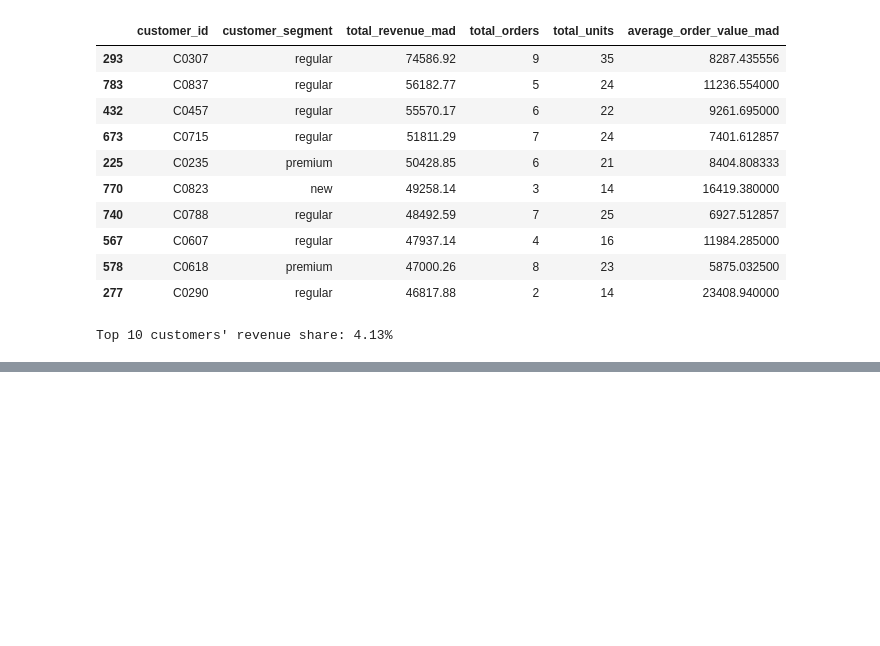
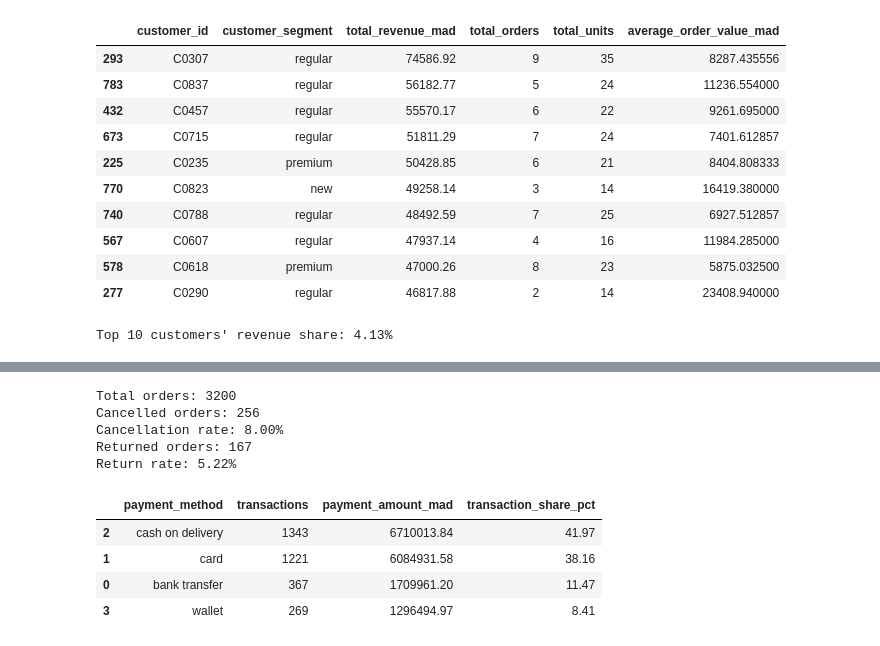
Before and after one commit to aminekabli55/morocco-retail-intelligence, a Jupyter notebook: notebooks/02_exploratory_data_analysis.ipynb, the cells around one changed output, grey strips where cells are left out. Saved outputs shown, nothing was run; the diff lists cells and outputs as text; code cells hidden in the pictures; blank space fills up the shorter version.

```diff
--- a/notebooks/02_exploratory_data_analysis.ipynb
+++ b/notebooks/02_exploratory_data_analysis.ipynb
@@ -583,0 +612,59 @@ Top 10 customers' revenue share: 4.13%
+# %%
+total_orders = orders["order_id"].nunique()
+
+cancelled_orders = orders.loc[
+    orders["order_status"].eq("cancelled"),
+    "order_id",
+].nunique()
+
+returned_orders = orders.loc[
+    orders["order_status"].eq("returned"),
+    "order_id",
+].nunique()
+
+cancellation_rate = (
+    cancelled_orders / total_orders * 100
+    if total_orders else 0
+)
+
+return_rate = (
+    returned_orders / total_orders * 100
+    if total_orders else 0
+)
+
+print(f"Total orders: {total_orders}")
+print(f"Cancelled orders: {cancelled_orders}")
+print(f"Cancellation rate: {cancellation_rate:.2f}%")
+print(f"Returned orders: {returned_orders}")
+print(f"Return rate: {return_rate:.2f}%")
+# %% [output]
+Total orders: 3200
+Cancelled orders: 256
+Cancellation rate: 8.00%
+Returned orders: 167
+Return rate: 5.22%
+# %%
+payment_method_performance = (
+    payments
+    .groupby("payment_method")
+    .agg(
+        transactions=("order_id", "nunique"),
+        payment_amount_mad=("payment_amount_mad", "sum"),
+    )
+    .reset_index()
+    .sort_values("transactions", ascending=False)
+)
+
+payment_method_performance["transaction_share_pct"] = (
+    payment_method_performance["transactions"]
+    / payment_method_performance["transactions"].sum()
+    * 100
+).round(2)
+
+payment_method_performance
+# %% [output]
+|  | payment_method | transactions | payment_amount_mad | transaction_share_pct |
+| 2 | cash on delivery | 1343 | 6710013.84 | 41.97 |
+| 1 | card | 1221 | 6084931.58 | 38.16 |
+| 0 | bank transfer | 367 | 1709961.20 | 11.47 |
+| 3 | wallet | 269 | 1296494.97 | 8.41 |
```
Also changed, not shown: parts of 8 cells of this notebook.
